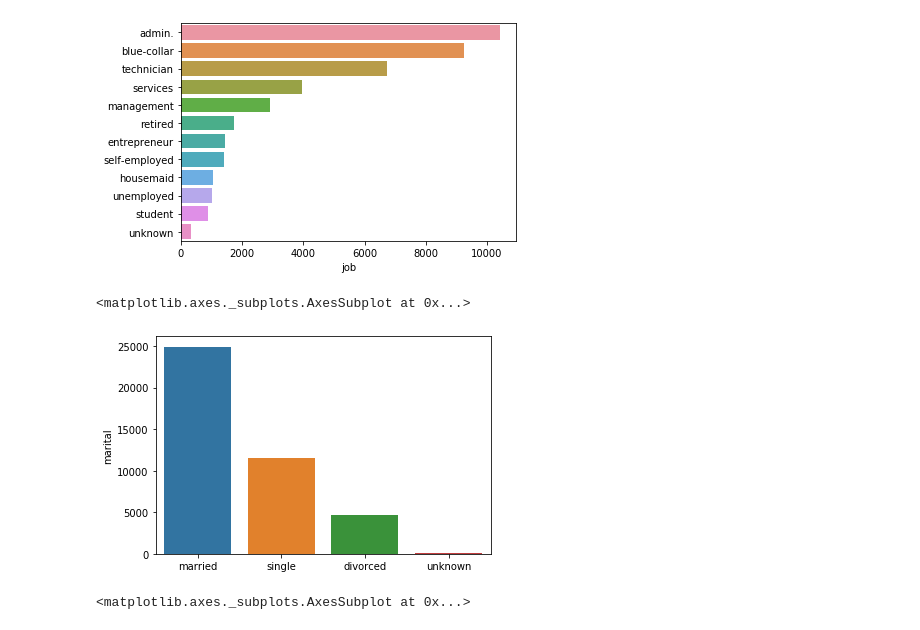
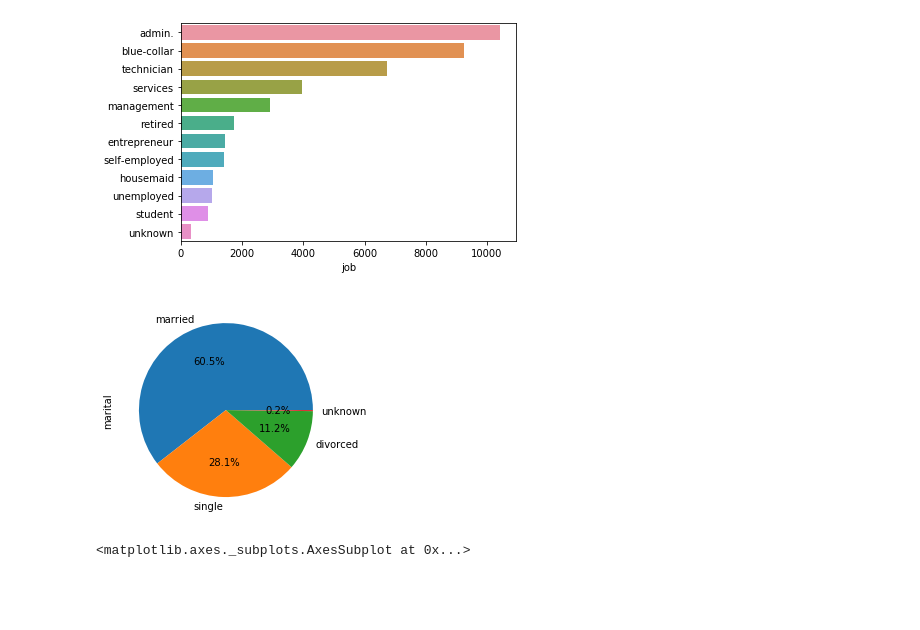
Before and after one commit to panyihuei/datamining-learning, a Jupyter notebook: HW1 Decision Tree/HW 1 Bank marketing.ipynb, the cells around one changed output. Saved outputs shown, nothing was run; the diff lists cells and outputs as text; code cells hidden in the pictures; blank space fills up the shorter version.

```diff
--- a/HW1 Decision Tree/HW 1 Bank marketing.ipynb
+++ b/HW1 Decision Tree/HW 1 Bank marketing.ipynb
@@ -91,9 +96,8 @@ sns.barplot(x = df1, y = df1.index)
 # %% [output]
 <matplotlib.axes._subplots.AxesSubplot at 0x...>
 [figure]
-# %%
-df2 = data1['marital'].value_counts()
-sns.barplot(x = df2.index, y = df2)
-# %% [output]
-<matplotlib.axes._subplots.AxesSubplot at 0x...>
-[figure, removed]
+# %%
+df2 = data1['marital'].value_counts().plot(kind='pie',autopct='%1.1f%%')
+plt.show()
+# %% [output]
+[figure, added]
```
Also changed, not shown: parts of 13 cells of this notebook.
